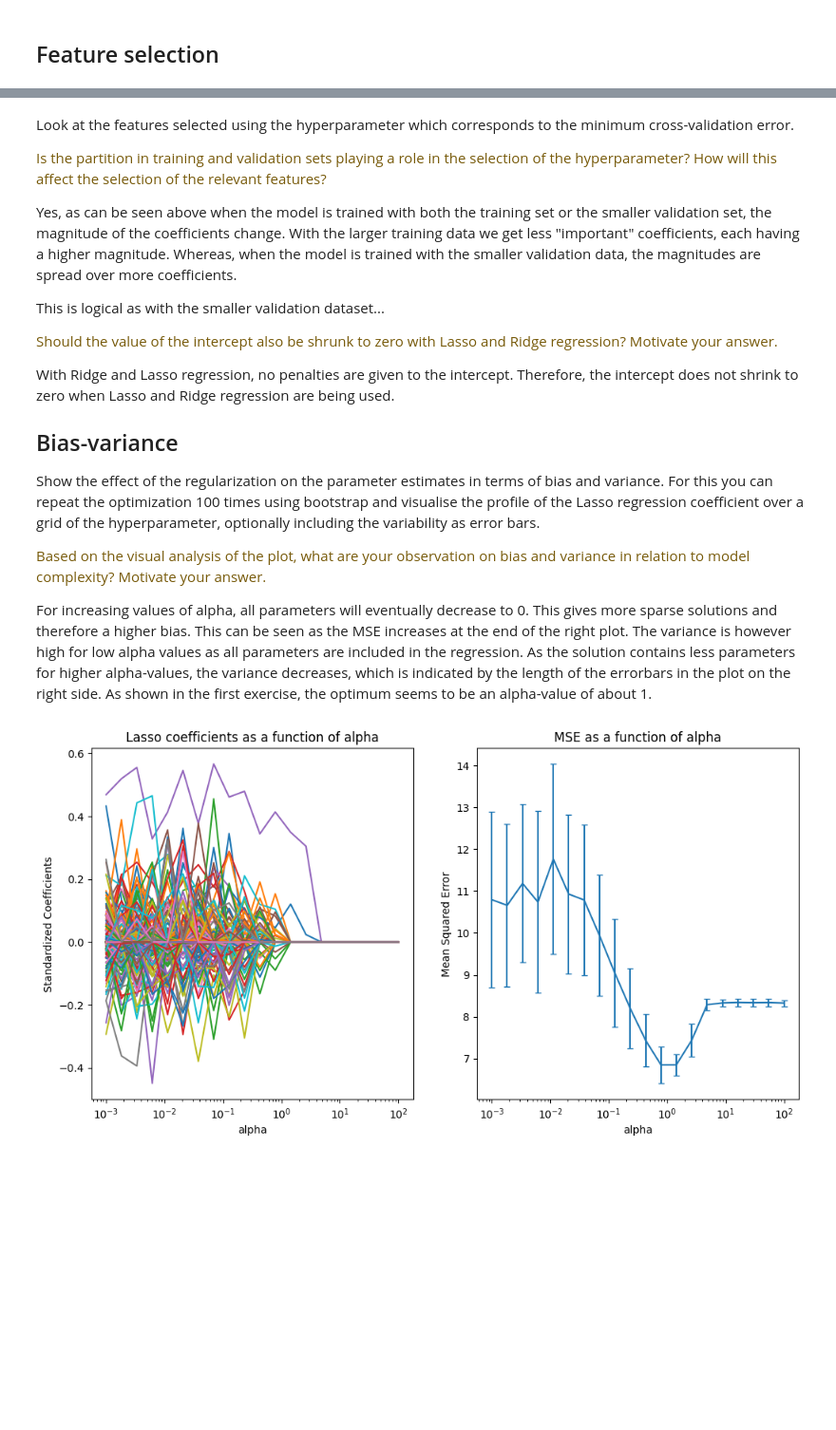
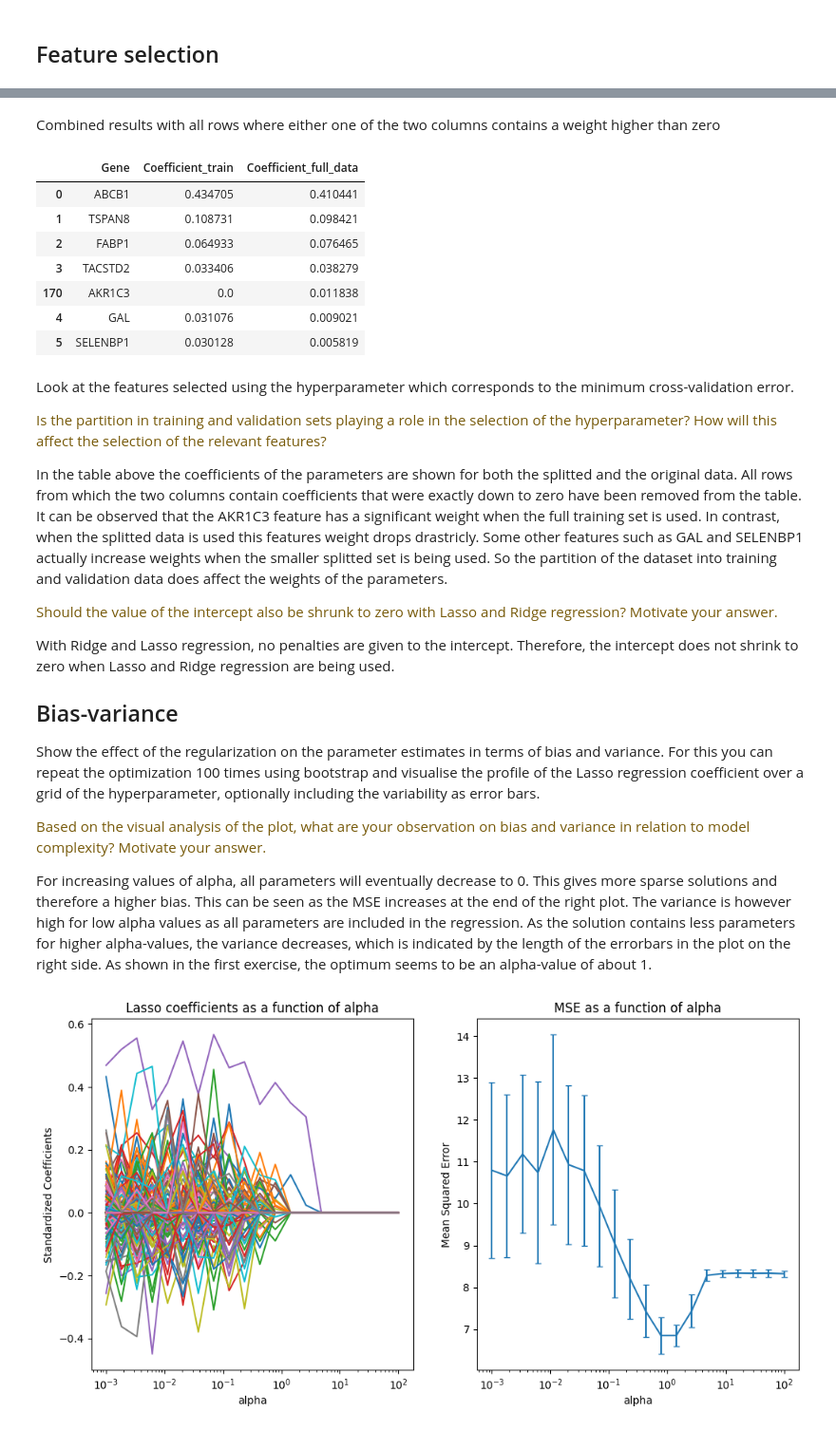
Before and after one commit to MartvStraten/8dm50-machine-learning, a Jupyter notebook: practicals/week_3.ipynb, the cells around one changed output, grey strips where cells are left out. Shown at 95% size. Cells and saved outputs as stored; diff of their text form; code cells hidden in the pictures; blank space fills up the shorter version.

```diff
--- a/practicals/week_3.ipynb
+++ b/practicals/week_3.ipynb
@@ -399,11 +397,25 @@ array([['GPX2', 0.28899383372865833],
+# %% [markdown]
+Combined results with all rows where either one of the two columns contains a weight higher than zero
+# %%
+weight_tabel = train_result.merge(full_data_result, on='Gene', suffixes=('_train', '_full_data'))
+weight_tabel = weight_tabel.sort_values(by='Coefficient_full_data', ascending=False)
+weight_tabel = weight_tabel[(weight_tabel['Coefficient_full_data'] != 0) | (weight_tabel['Coefficient_train'] != 0)]
+weight_tabel
+# %% [output]
+|  | Gene | Coefficient_train | Coefficient_full_data |
+| 0 | ABCB1 | 0.434705 | 0.410441 |
+| 1 | TSPAN8 | 0.108731 | 0.098421 |
+| 2 | FABP1 | 0.064933 | 0.076465 |
+| 3 | TACSTD2 | 0.033406 | 0.038279 |
+| 170 | AKR1C3 | 0.0 | 0.011838 |
+| 4 | GAL | 0.031076 | 0.009021 |
+| 5 | SELENBP1 | 0.030128 | 0.005819 |
 # %% [markdown]
 Look at the features selected using the hyperparameter which corresponds to the minimum cross-validation error.
 
 <p><font color='#775a0a'>Is the partition in training and validation sets playing a role in the selection of the hyperparameter? How will this affect the selection of the relevant features?</font></p>
 
-Yes, as can be seen above when the model is trained with both the training set or the smaller validation set, the magnitude of the coefficients change. With the larger training data we get less "important" coefficients, each having a higher magnitude. Whereas, when the model is trained with the smaller validation data, the magnitudes are spread over more coefficients.
-
-This is logical as with the smaller validation dataset...
+In the table above the coefficients of the parameters are shown for both the splitted and the original data. All rows from which the two columns contain coefficients that were exactly down to zero have been removed from the table. It can be observed that the AKR1C3 feature has a significant weight when the full training set is used. In contrast, when the splitted data is used this features weight drops drastricly. Some other features such as GAL and SELENBP1 actually increase weights when the smaller splitted set is being used. So the partition of the dataset into training and validation data does affect the weights of the parameters.
 
 <p><font color='#775a0a'>Should the value of the intercept also be shrunk to zero with Lasso and Ridge regression? Motivate your answer.</font></p>
 
```
Also changed, not shown: parts of 5 cells of this notebook.
